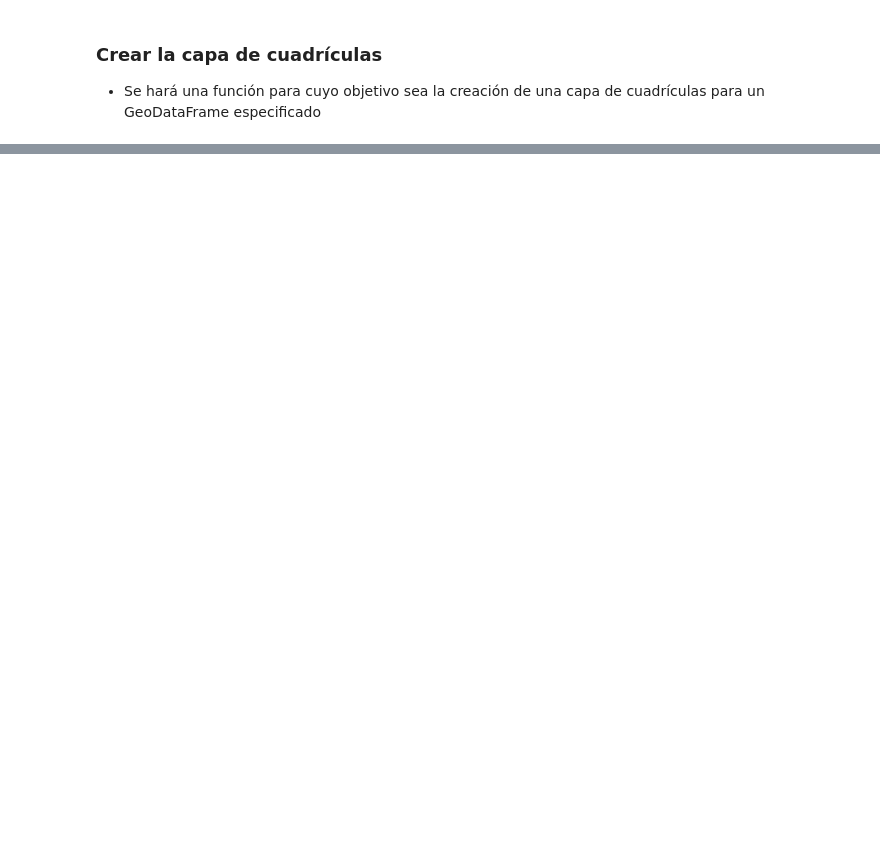
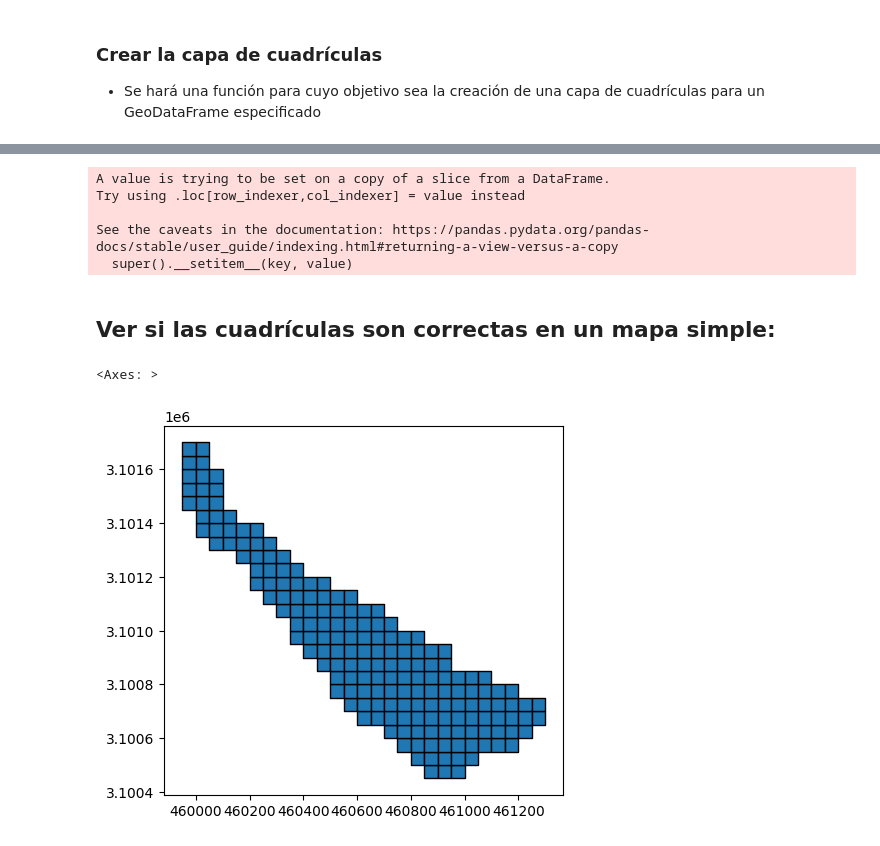
Before and after one commit to JuanCarlosBio/Cuadriculas_Especies, a Jupyter notebook: workflow.ipynb, the cells around one changed output, grey strips where cells are left out. Drawn from its saved outputs; the diff is of its cells as text; code cells hidden in the pictures; blank space fills up the shorter version.

```diff
--- a/workflow.ipynb
+++ b/workflow.ipynb
@@ -116,7 +133,17 @@ enp_seleccionado
 
 * Se hará una función para cuyo objetivo sea la creación de una capa de cuadrículas para un GeoDataFrame especificado
 # %%
-def crear_cuadriculas(gdf, metros_cuadrados):
+def crear_cuadriculas(gdf, tamanio):
+    """Resumen
+    Función para crear mapa de cuadrículas de espacios naturales protegidos
+
+    Args:
+        gdf (GeoDataFrame): GeoDataFrame de
+        tamanio (int): tamaño de las cuadrículas
+
+    Returns:
+        GeoDataFrame: GeoDataFrame del espacio protegido dividido en cuadrículas con tamaño específico
+    """
     # Crear las separaciones para los municipios de Gran Canaria
     minx, miny, maxx, maxy = gdf.total_bounds
 
@@ -126,9 +153,9 @@ def crear_cuadriculas(gdf, metros_cuadrados):
     while x < maxx:
         y = miny
         while y < maxy:
-            boxes.append(box(x, y, x + metros_cuadrados, y + metros_cuadrados))
-            y += metros_cuadrados
-        x += metros_cuadrados
+            boxes.append(box(x, y, x + tamanio, y + tamanio))
+            y += tamanio
+        x += tamanio
 
     grid = gpd.GeoDataFrame({'geometry': boxes}, crs=gdf.crs)
 
@@ -137,0 +182,20 @@ Con la función anterior, crearemos los **<u>KML</u>** para cada uno de los espa
+# %%
+tamanio = tamanio_cuadriculas = 50
+
+grid_selected = crear_cuadriculas(grid_filtrado, tamanio)
+enp_grid = grid_selected[grid_selected.intersects(enp_seleccionado.unary_union)]
+enp_grid["cuadricula"] = ["cuadricula-" + str(i) for i in range(1,(len(enp_grid) + 1),1)]
+enp_grid.to_file(f"results/{enp_seleccion}.shp")
+# %% [output]
+A value is trying to be set on a copy of a slice from a DataFrame.
+Try using .loc[row_indexer,col_indexer] = value instead
+
+See the caveats in the documentation: https://pandas.pydata.org/pandas-docs/stable/user_guide/indexing.html#returning-a-view-versus-a-copy
+  super().__setitem__(key, value)
+# %% [markdown]
+## Ver si las cuadrículas son correctas en un mapa simple:
+# %%
+enp_grid.plot(edgecolor="black")
+# %% [output]
+<Axes: >
+[figure, added]
```
Also changed, not shown: parts of 12 cells of this notebook, 1 other file.
